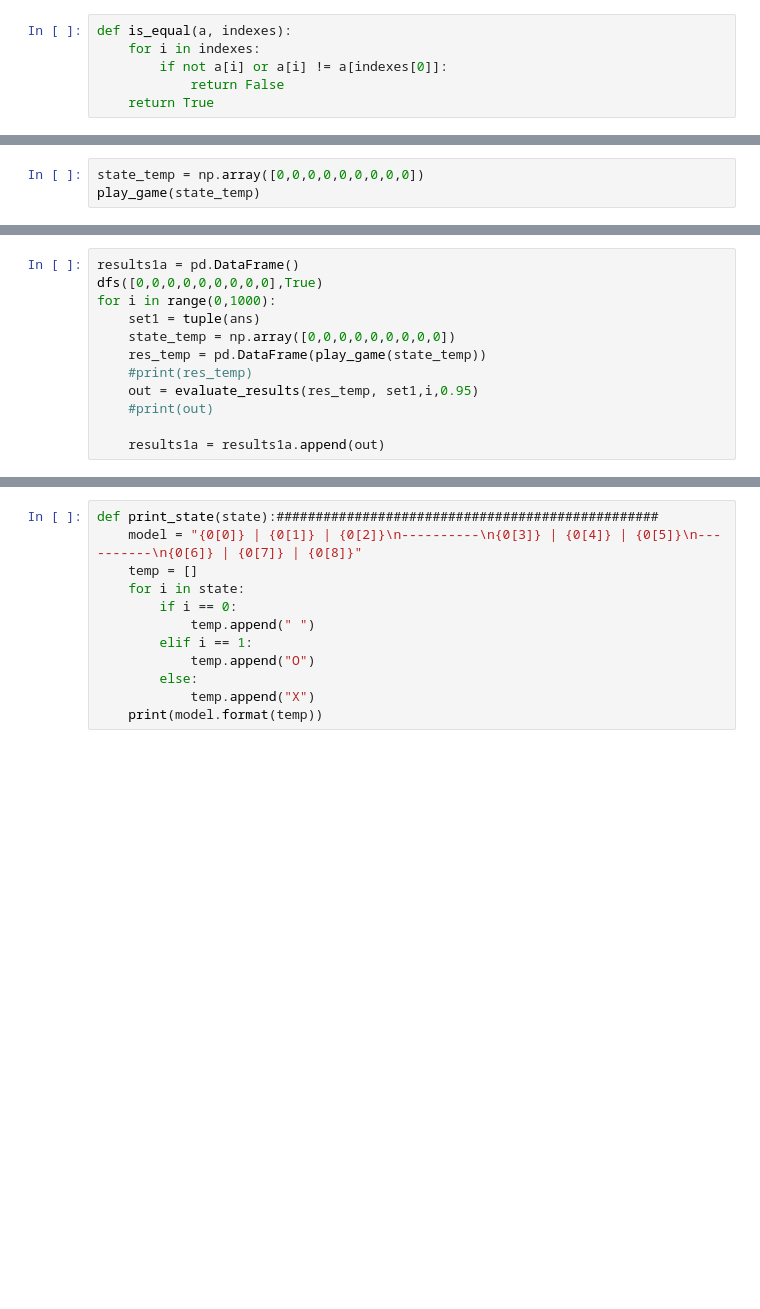
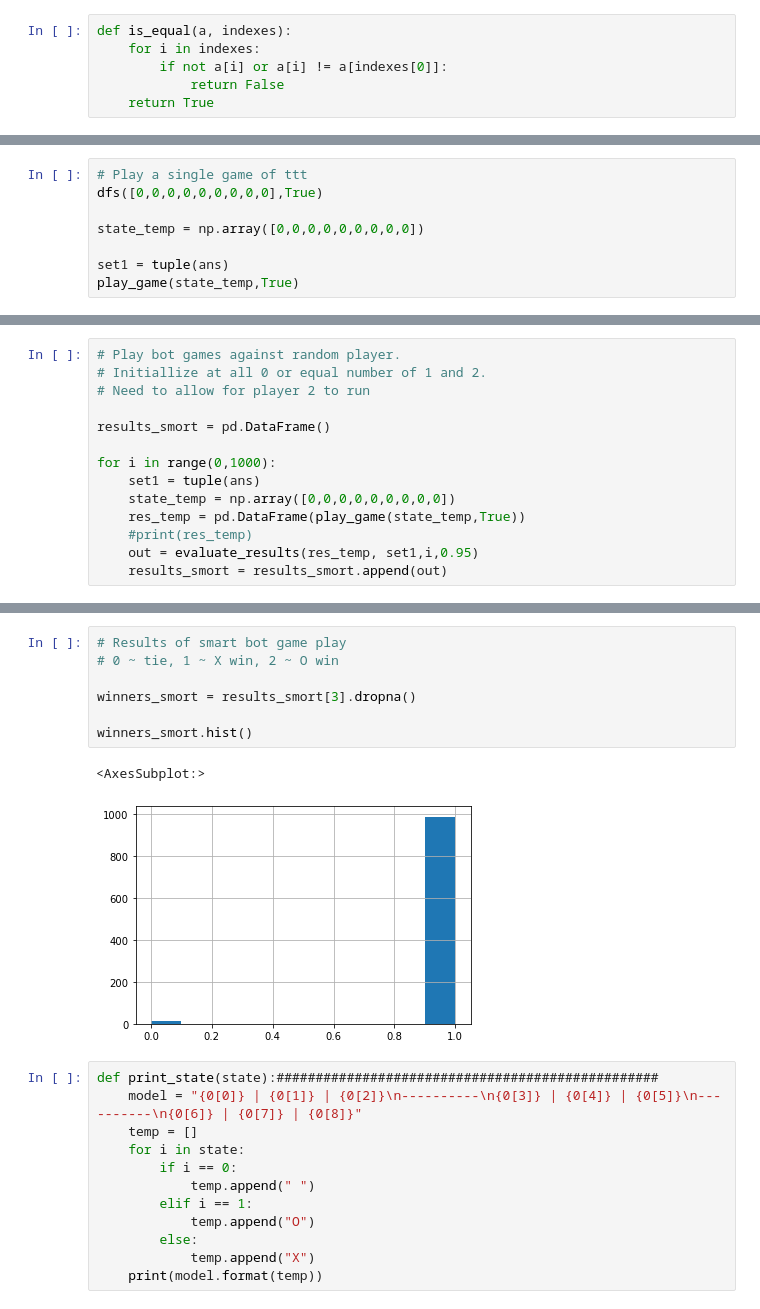
Before and after one commit to esq601/py_tic_tac_toe, a Jupyter notebook: states_gameplay.ipynb, the cells around one changed output, grey strips where cells are left out. Drawn from its saved outputs; the diff is of its cells as text; blank space fills up the shorter version.

```diff
--- a/states_gameplay.ipynb
+++ b/states_gameplay.ipynb
@@ -133,4 +196,9 @@ def evaluate_results(results,base_set,game_num, disc):
 # %%
+# Play a single game of ttt
+dfs([0,0,0,0,0,0,0,0,0],True)
+
 state_temp = np.array([0,0,0,0,0,0,0,0,0])
-play_game(state_temp)
+
+set1 = tuple(ans)
+play_game(state_temp,True)
 # %% [output]
@@ -166,12 +233,14 @@ ans
 # %%
-results1a = pd.DataFrame()
-dfs([0,0,0,0,0,0,0,0,0],True)
+# Play bot games against random player.
+# Initiallize at all 0 or equal number of 1 and 2.
+# Need to allow for player 2 to run
+
+results_smort = pd.DataFrame()
+
 for i in range(0,1000):
     set1 = tuple(ans)
     state_temp = np.array([0,0,0,0,0,0,0,0,0])
-    res_temp = pd.DataFrame(play_game(state_temp))
+    res_temp = pd.DataFrame(play_game(state_temp,True))
     #print(res_temp)
     out = evaluate_results(res_temp, set1,i,0.95)
-    #print(out)
-
-    results1a = results1a.append(out)
+    results_smort = results_smort.append(out)
@@ -216,3 +247,13 @@ set()
+# %%
+# Results of smart bot game play
+# 0 ~ tie, 1 ~ X win, 2 ~ O win
+
+winners_smort = results_smort[3].dropna()
+
+winners_smort.hist()
+# %% [output]
+<AxesSubplot:>
+[figure, added]
 # %%
 def print_state(state):#################################################
     model = "{0[0]} | {0[1]} | {0[2]}\n----------\n{0[3]} | {0[4]} | {0[5]}\n----------\n{0[6]} | {0[7]} | {0[8]}"
```
Also changed, not shown: parts of 18 cells of this notebook.
